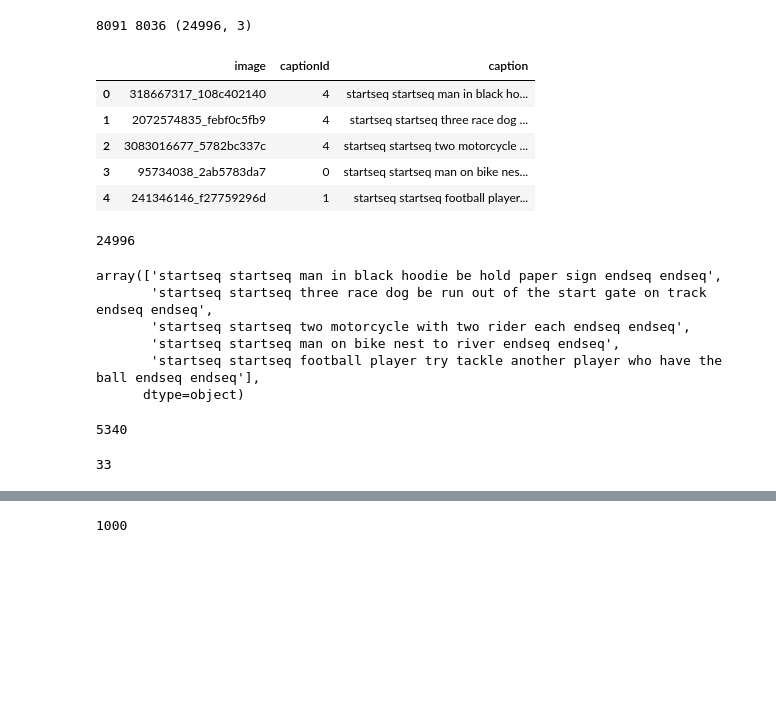
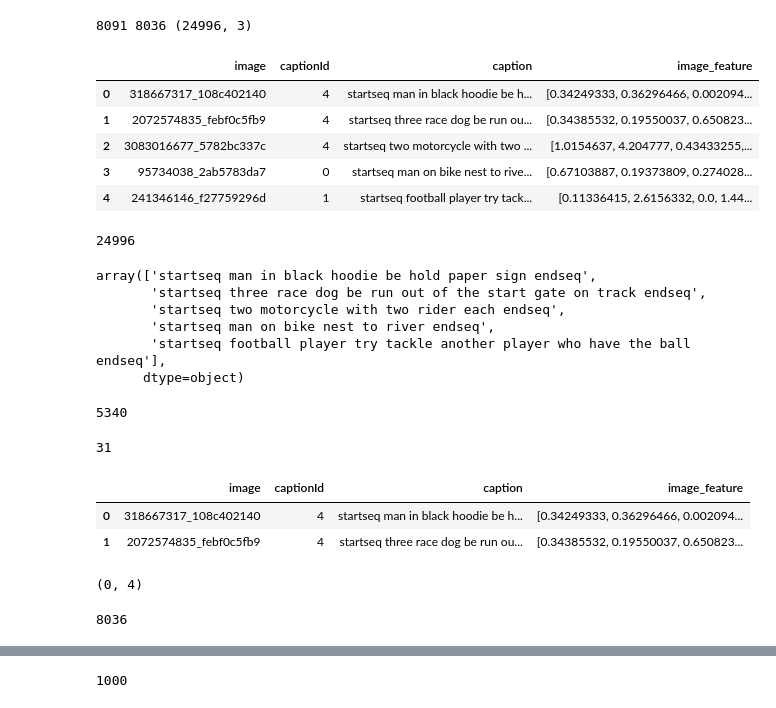
Before and after one commit to sourav-raj/image-caption-generation, a Jupyter notebook: image_caption_generator.ipynb, the cells around one changed output, grey strips where cells are left out. Cells and saved outputs as stored; diff of their text form; code cells hidden in the pictures; blank space fills up the shorter version.

```diff
--- a/image_caption_generator.ipynb
+++ b/image_caption_generator.ipynb
@@ -151,31 +151,32 @@ print(len(image_features), image_captions.image.nunique(), image_captions.shape)
 # %%
 def caption_preprocessing(caption):
     # preprocessing steps
     # convert to lowercase, delete digits, special chars & additional spaces
     caption = caption.lower().replace('[^A-Za-z]', '').replace('\s+', ' ')
     # add start and end tags to the caption
     caption = 'startseq ' + " ".join([word for word in caption.split() if len(word)>1]) + ' endseq'
     return caption
 image_captions['caption']=image_captions['caption'].apply(caption_preprocessing)
+image_captions['image_feature']=image_captions['image'].apply(lambda x: image_features[x][0])
 image_captions.head()
 # %% [output]
-|  | image | captionId | caption |
-| 0 | 318667317_108c402140 | 4 | startseq startseq man in black ho... |
-| 1 | 2072574835_febf0c5fb9 | 4 | startseq startseq three race dog ... |
-| 2 | 3083016677_5782bc337c | 4 | startseq startseq two motorcycle ... |
-| 3 | 95734038_2ab5783da7 | 0 | startseq startseq man on bike nes... |
-| 4 | 241346146_f27759296d | 1 | startseq startseq football player... |
+|  | image | captionId | caption | image_feature |
+| 0 | 318667317_108c402140 | 4 | startseq man in black hoodie be h... | [0.34249333, 0.36296466, 0.002094... |
+| 1 | 2072574835_febf0c5fb9 | 4 | startseq three race dog be run ou... | [0.34385532, 0.19550037, 0.650823... |
+| 2 | 3083016677_5782bc337c | 4 | startseq two motorcycle with two ... | [1.0154637, 4.204777, 0.43433255,... |
+| 3 | 95734038_2ab5783da7 | 0 | startseq man on bike nest to rive... | [0.67103887, 0.19373809, 0.274028... |
+| 4 | 241346146_f27759296d | 1 | startseq football player try tack... | [0.11336415, 2.6156332, 0.0, 1.44... |
 # %%
 image_captions_all=image_captions['caption'].values
 print(len(image_captions_all))
 image_captions_all[0:5]
 # %% [output]
 24996
-array(['startseq startseq man in black hoodie be hold paper sign endseq endseq',
-       'startseq startseq three race dog be run out of the start gate on track endseq endseq',
-       'startseq startseq two motorcycle with two rider each endseq endseq',
-       'startseq startseq man on bike nest to river endseq endseq',
-       'startseq startseq football player try tackle another player who have the ball endseq endseq'],
+array(['startseq man in black hoodie be hold paper sign endseq',
+       'startseq three race dog be run out of the start gate on track endseq',
+       'startseq two motorcycle with two rider each endseq',
+       'startseq man on bike nest to river endseq',
+       'startseq football player try tackle another player who have the ball endseq'],
       dtype=object)
 # %%
 # tokenize the text
@@ -192,4 +193,14 @@ print(vocab_size)
 max_len_caption = max([len(caption.split()) for caption in image_captions_all])
 max_len_caption
 # %% [output]
-33
+31
+# %%
+image_captions.head(2)
+# %% [output]
+|  | image | captionId | caption | image_feature |
+| 0 | 318667317_108c402140 | 4 | startseq man in black hoodie be h... | [0.34249333, 0.36296466, 0.002094... |
+| 1 | 2072574835_febf0c5fb9 | 4 | startseq three race dog be run ou... | [0.34385532, 0.19550037, 0.650823... |
+# %%
+image_captions[image_captions['image_feature'].isnull()].shape
+# %% [output]
+(0, 4)
@@ -195,0 +209,4 @@ max_len_caption
+# %%
+image_captions.image.nunique()
+# %% [output]
+8036
```
Also changed, not shown: parts of 23 cells of this notebook.
